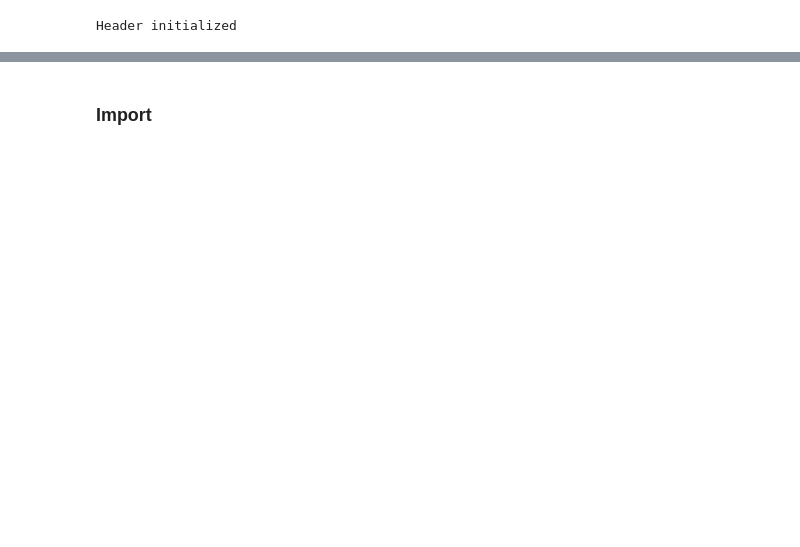
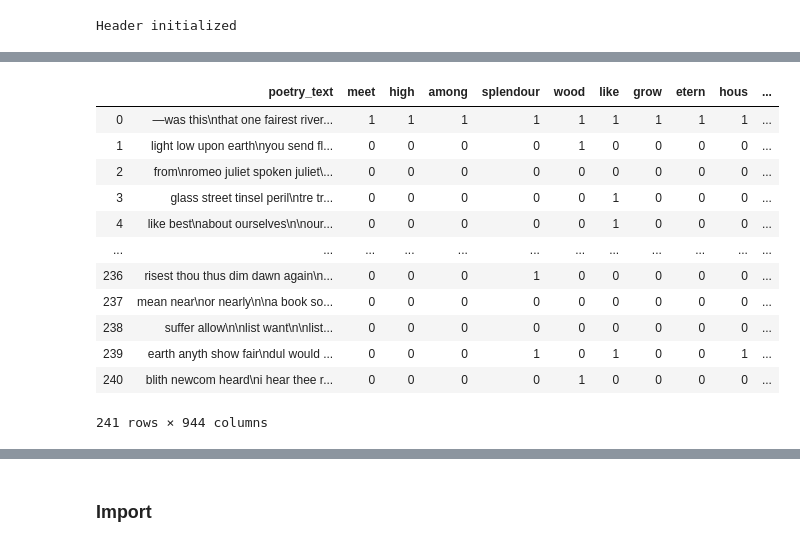
Before and after one commit to mixerupper/nlp-poetry-authorship, a Jupyter notebook: code/03-notebooks/Naive Bayes.ipynb, the cells around one changed output, grey strips where cells are left out. Cells and saved outputs as stored; diff of their text form; code cells hidden in the pictures; blank space fills up the shorter version.

```diff
--- a/code/03-notebooks/Naive Bayes.ipynb
+++ b/code/03-notebooks/Naive Bayes.ipynb
@@ -9,9 +9,9 @@ exec(open("../header.py").read())
 # %% [output]
 Header initialized
 # %%
-raw_train_data = pd.read_csv(processed_root("03-bag-of-words/bow_train_data.csv"))
-raw_val_data = pd.read_csv(processed_root("03-bag-of-words/bow_val_data.csv"))
-raw_test_data = pd.read_csv(processed_root("03-bag-of-words/bow_test_data.csv"))
+raw_train_data_0 = pd.read_csv(processed_root("03-bag-of-words/threshold-50/bow_train_data.csv"))
+raw_val_data_0 = pd.read_csv(processed_root("03-bag-of-words/threshold-50/bow_val_data.csv"))
+raw_test_data_0 = pd.read_csv(processed_root("03-bag-of-words/threshold-50/bow_test_data.csv"))
 # %%
 raw_train_data = pd.read_csv(processed_root("04-bow-added-features/feat_train_data.csv"))
 raw_val_data = pd.read_csv(processed_root("04-bow-added-features/feat_val_data.csv"))
@@ -27,0 +75,16 @@ Index(['Unnamed: 0', 'poetry_text', 'not', 'pressing', 'sweeping', 'thou',
+# %%
+raw_train_data_0
+# %% [output]
+|  | poetry_text | meet | high | among | splendour | wood | like | grow | etern | hous | ... |
+| 0 | —was this\nthat one fairest river... | 1 | 1 | 1 | 1 | 1 | 1 | 1 | 1 | 1 | ... |
+| 1 | light low upon earth\nyou send fl... | 0 | 0 | 0 | 0 | 1 | 0 | 0 | 0 | 0 | ... |
+| 2 | from\nromeo juliet spoken juliet\... | 0 | 0 | 0 | 0 | 0 | 0 | 0 | 0 | 0 | ... |
+| 3 | glass street tinsel peril\ntre tr... | 0 | 0 | 0 | 0 | 0 | 1 | 0 | 0 | 0 | ... |
+| 4 | like best\nabout ourselves\n\nour... | 0 | 0 | 0 | 0 | 0 | 1 | 0 | 0 | 0 | ... |
+| ... | ... | ... | ... | ... | ... | ... | ... | ... | ... | ... | ... |
+| 236 | risest thou thus dim dawn again\n... | 0 | 0 | 0 | 1 | 0 | 0 | 0 | 0 | 0 | ... |
+| 237 | mean near\nor nearly\n\na book so... | 0 | 0 | 0 | 0 | 0 | 0 | 0 | 0 | 0 | ... |
+| 238 | suffer allow\n\nlist want\n\nlist... | 0 | 0 | 0 | 0 | 0 | 0 | 0 | 0 | 0 | ... |
+| 239 | earth anyth show fair\ndul would ... | 0 | 0 | 0 | 1 | 0 | 1 | 0 | 0 | 1 | ... |
+| 240 | blith newcom heard\ni hear thee r... | 0 | 0 | 0 | 0 | 1 | 0 | 0 | 0 | 0 | ... |
+241 rows × 944 columns
```
Also changed, not shown: parts of 15 cells of this notebook, 13 other files.
